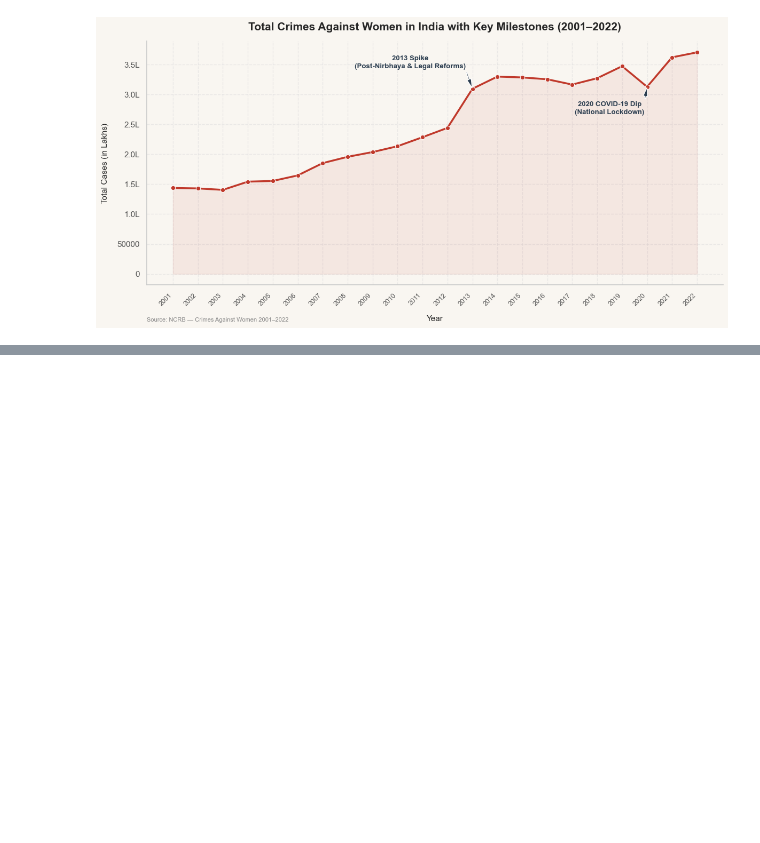
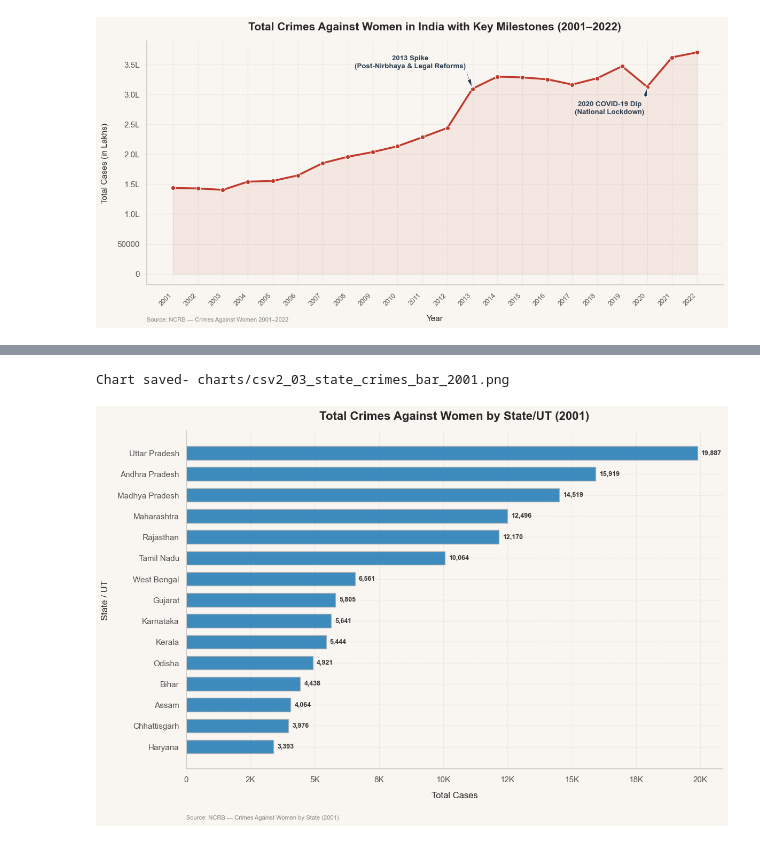
Before and after one commit to bhavya25-ds/The-Committee-Will-Look-Into-It, a Jupyter notebook: 02_Gender_Injustice/03_Analysis.ipynb, the cells around one changed output, grey strips where cells are left out. Saved outputs shown, nothing was run; the diff lists cells and outputs as text; code cells hidden in the pictures; blank space fills up the shorter version.

```diff
--- a/02_Gender_Injustice/03_Analysis.ipynb
+++ b/02_Gender_Injustice/03_Analysis.ipynb
@@ -276,0 +399,57 @@ Chart saved- charts/csv1_05_pct_change_bar_chart.png
+# %%
+u.set_style()
+
+csv2_2001 = csv2[csv2["Year"] == 2001]
+
+state_totals = csv2_2001.groupby("State_UT")["Count"].sum().sort_values(ascending=True)
+top_states = state_totals.tail(15)
+
+fig, ax = plt.subplots(figsize=(12, 8))
+fig.patch.set_facecolor(u.BG_COLOR)
+ax.set_facecolor(u.BG_COLOR)
+
+bars = ax.barh(
+    top_states.index,
+    top_states.values,
+    color="#2980b9",
+    height=0.65,
+    edgecolor="#b0b0b0",
+    alpha=0.9,
+)
+
+ax.set_title(
+    "Total Crimes Against Women by State/UT (2001)",
+    fontsize=16,
+    fontweight="bold",
+    pad=15,
+)
+ax.set_xlabel("Total Cases", fontsize=12)
+ax.set_ylabel("State / UT", fontsize=12)
+ax.xaxis.set_major_formatter(
+    plt.FuncFormatter(
+        lambda x, pos: f"{x/1e3:.0f}K" if x >= 1e3 else f"{x:.0f}"
+    )
+)
+
+for bar in bars:
+  width = bar.get_width()
+  ax.annotate(
+      f"{width:,.0f}",
+      xy=(width, bar.get_y() + bar.get_height() / 2),
+      xytext=(5, 0),
+      textcoords="offset points",
+      ha="left",
+      va="center",
+      fontsize=9,
+      fontweight="bold",
+      color="#333333",
+  )
+
+u.add_source(ax, "NCRB — Crimes Against Women by State (2001)")
+
+plt.tight_layout()
+u.save_fig(fig, "charts", "csv2_03_state_crimes_bar_2001.png")
+plt.show()
+# %% [output]
+Chart saved- charts/csv2_03_state_crimes_bar_2001.png
+[figure, added]
```
Also changed, not shown: parts of 11 cells of this notebook, 9 other files.
